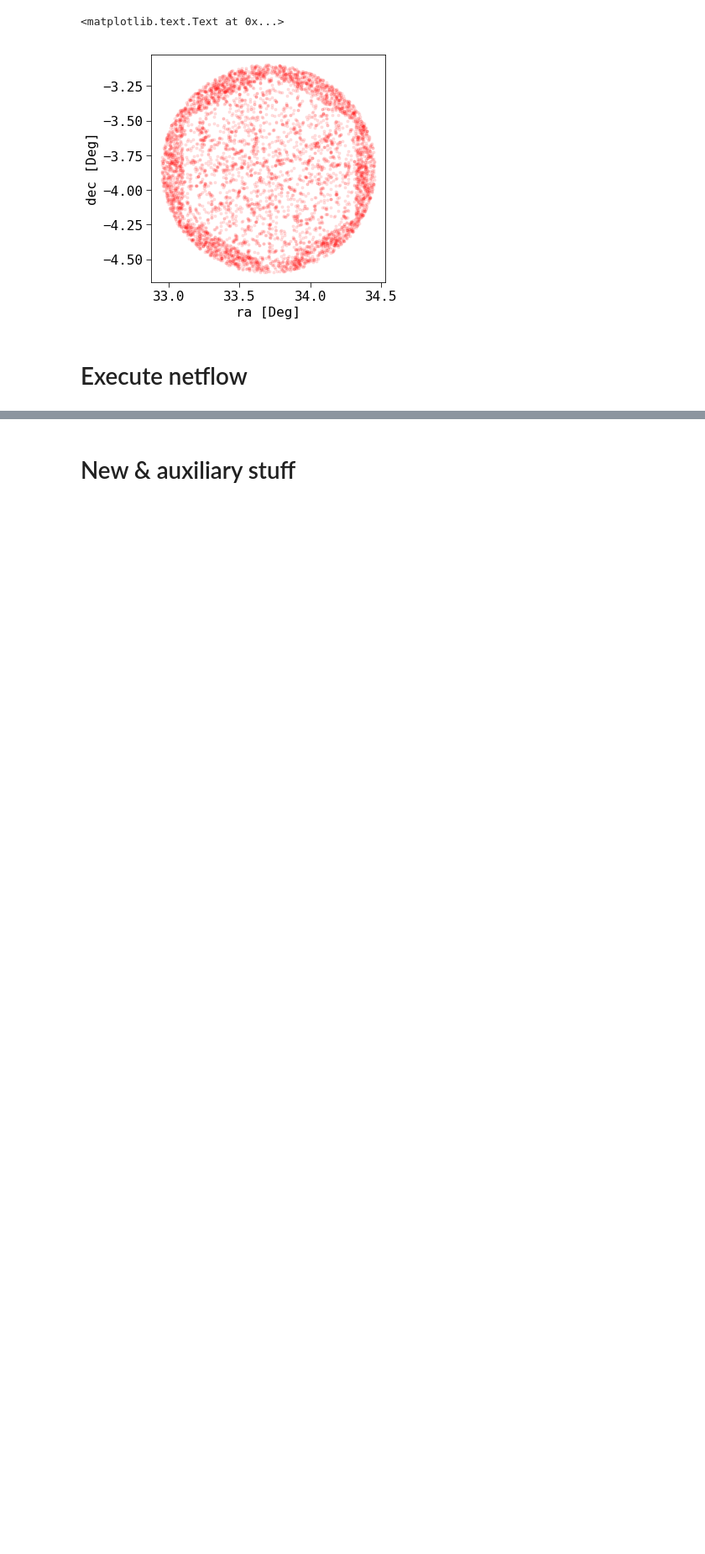
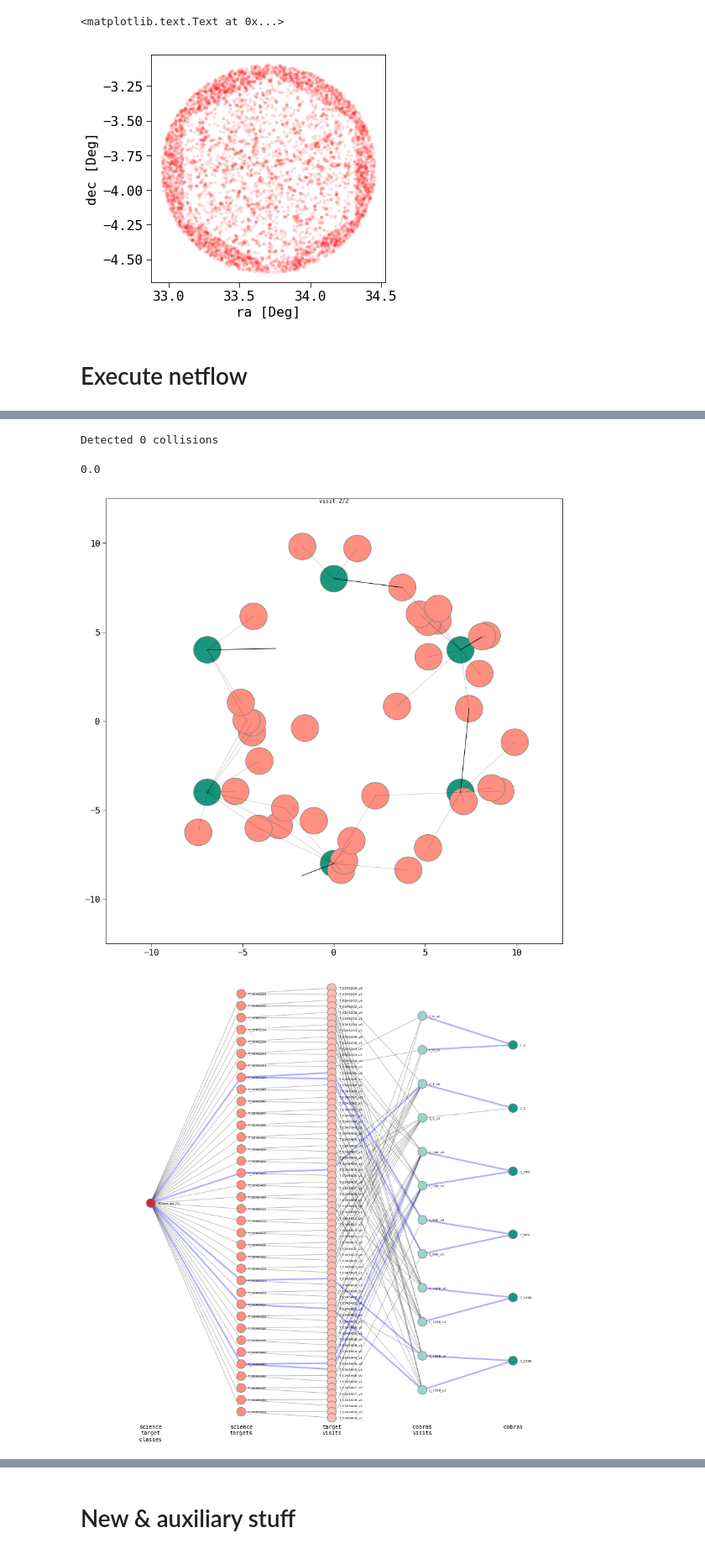
Before and after one commit to Subaru-PFS/ets_networkflow, a Jupyter notebook: netflow.ipynb, the cells around one changed output, grey strips where cells are left out. Shown at 84% size. Drawn from its saved outputs; the diff is of its cells as text; code cells hidden in the pictures; blank space fills up the shorter version.

```diff
--- a/netflow.ipynb
+++ b/netflow.ipynb
@@ -607,6 +686,8 @@ Number of observable sky positions: 367
 # %%
+# build the LP problem
 from pfs_netflow.lp import buildLPProblem, computeStats, solve
 from pulp import LpStatus, value
+import time
 
 
 def setflows(g,flows):
@@ -616,12 +697,12 @@ def setflows(g,flows):
             a.flow = value(flows[k])
 
 
-maxSeconds=600.
-
 
 NCobras = len(g.cobras)
 NSciTargets = len(g.sciTargets)
 NCalTargets = len(g.calTargets)
+
+maxSeconds = 600.
 
 summary = ""
 summary += pp("NVISITS = {}".format(NVISITS))
@@ -640,28 +721,10 @@ summary += pp("num edges: {}".format(len(g.arcs)))
 
 summary += pp("Building LP problem ...")
 start_time = time.time()
-prob, flows, cost = buildLPProblem(g)
+prob, flows, cost = buildLPProblem(g, cat='Integer')
+#prob, flows, cost = buildLPProblem(g, cat='Continuous')
 time_to_build = time.time() - start_time
 summary += pp("Time to build model: {:.4e} s".format(time_to_build))
 
-random.seed(42)
-
-# Solve problem!
-summary += pp("Solving LP problem ...")
-start_time = time.time()
-status = solve(prob, maxSeconds=maxSeconds)
-time_to_solve = time.time() - start_time
-summary += pp("Solve status is [{}].".format( LpStatus[status] ))
-summary += pp("Time to solve: {:.4e} s".format(time_to_solve))
-
-stats = computeStats(g, flows, cost)
-
-summary += pp("{} = {}".format('Value of cost function',value(stats.cost) ) )
-summary += pp("[{}] out of {} science targets get observed.".format(int(stats.NSciObs),NSciTargets))
-summary += pp("For {} out of these all required exposures got allocated.".format(stats.NSciComplete))
-summary += pp("{} targets get sent down the overflow arc.".format(stats.Noverflow))
-summary += pp("{} out of {} cobras observed a target in one or more exposures.".format(stats.Ncobras_used, NCobras ))
-summary += pp("{} cobras observed a target in all exposures.".format(stats.Ncobras_fully_used))
-
-setflows(g,flows)
+__ = prob.writeMPS("pfi_cosmo_{}_{}_visits_rand_nreq.mps".format(name,NVISITS), rename=1)
 # %% [output]
@@ -684,0 +848,40 @@ For 2023 out of these all required exposures got allocated.
+# %%
+# test if really no colliding targets were observed
+# This needs to be added to the survey plan and buildLPProblem methods.
+#
+import pulp
+from pulp import value
+
+
+flow_pairs = compute_collision_flow_pairs(collision_pairs)
+
+NCOLL = 0
+for fp in flow_pairs:
+
+    if value( flows[ fp[0] ] ) > 0. and value( flows[ fp[1] ] ) > 0.:
+        #print("{} {} in collision".format(fp[0],fp[1]))
+        NCOLL += 1
+
+print("Detected {} collisions".format(NCOLL))
+# %% [output]
+Detected 0 collisions
+# %%
+value( flows[ fp[1] ] )
+# %% [output]
+0.0
+# %%
+from pfs_netflow.plotting import plotFocalPlane
+def setflows(g,flows):
+    for a in g.arcs.itervalues():
+        k = '{}={}'.format(a.startnode.id,a.endnode.id)
+        if flows.has_key(k):
+            a.flow = value(flows[k])
+
+if True:
+    from pfs_netflow.plotting import plotFocalPlane
+
+    plotFocalPlane(g, visit=1, W=25)
+    plotSurveyPlan(g)
+# %% [output]
+[figure, added]
+[figure, added]
```
Also changed, not shown: parts of 32 cells of this notebook, 4 other files.
